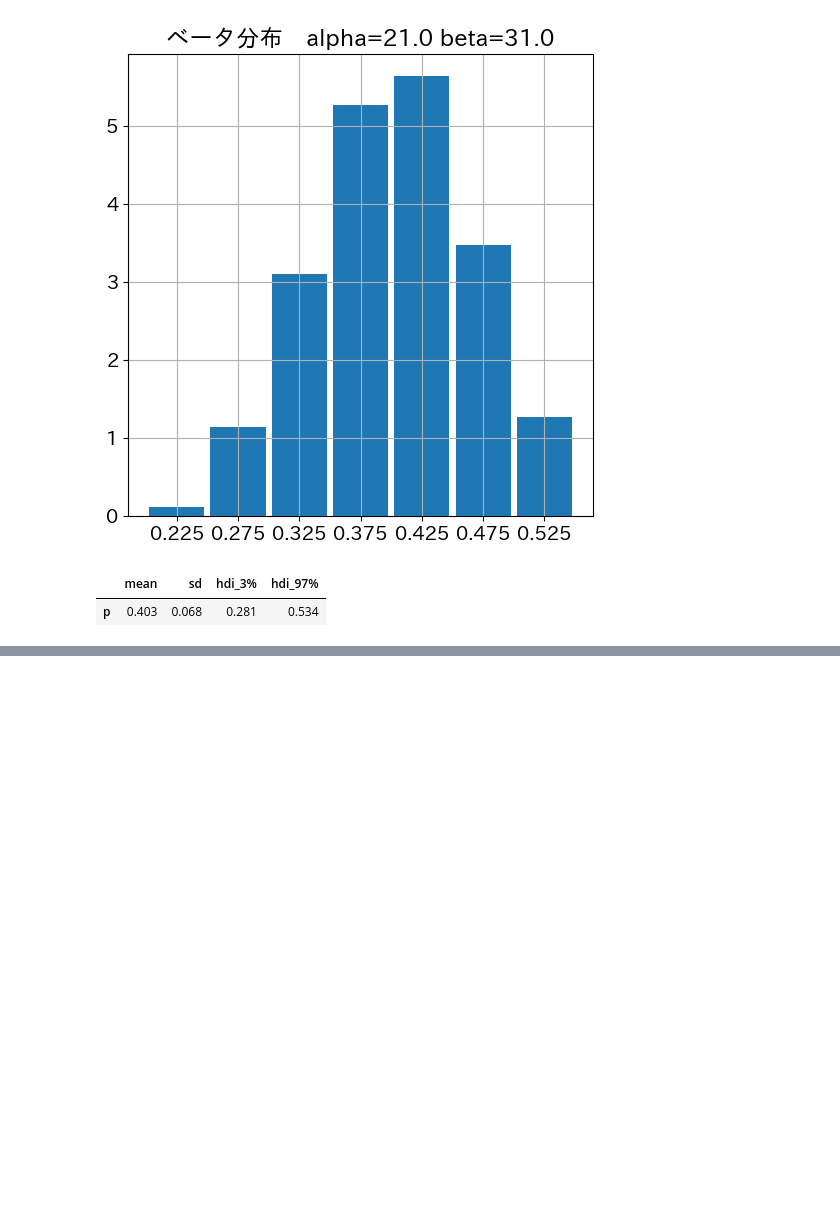
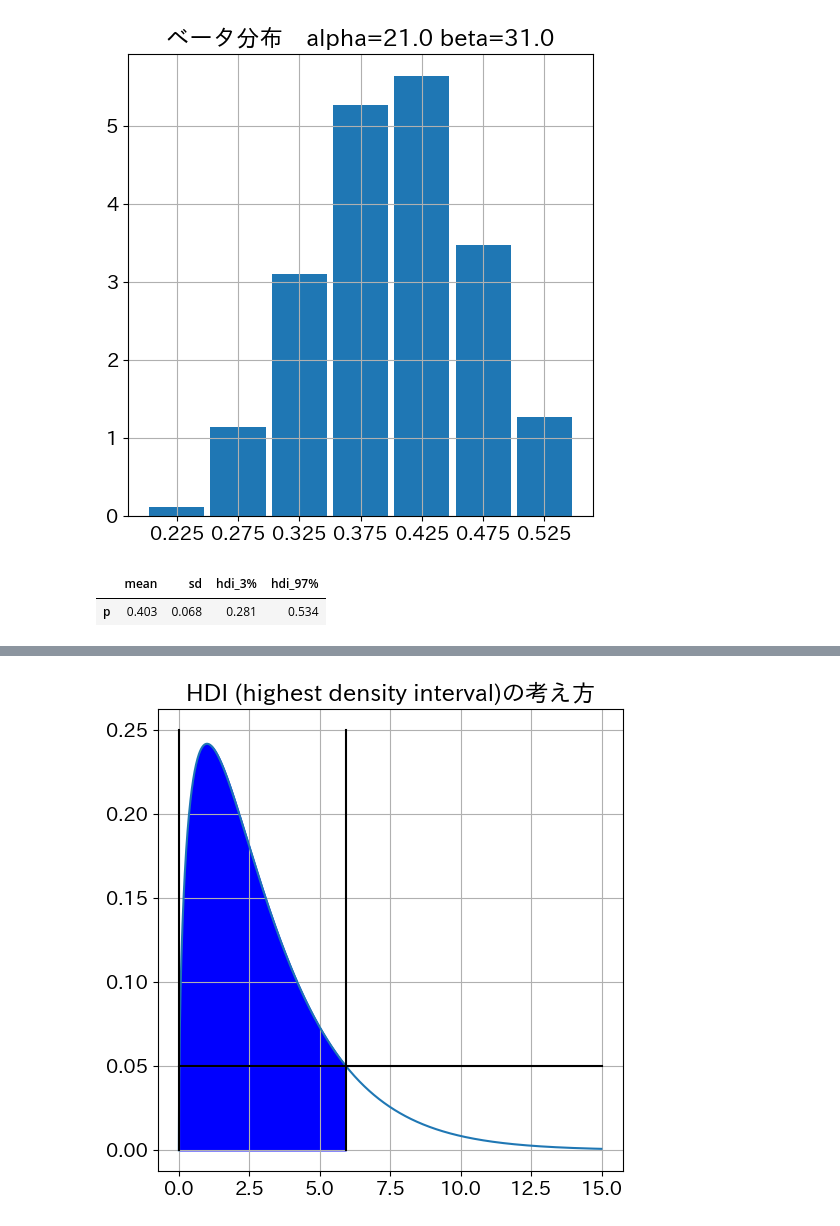
Before and after one commit to maton369/Bayesian_Inference_Practice, a Jupyter notebook: 2章_よく利用される確率分布.ipynb, the cells around one changed output, grey strips where cells are left out. Cells and saved outputs as stored; diff of their text form; code cells hidden in the pictures; blank space fills up the shorter version.

```diff
--- a/2章_よく利用される確率分布.ipynb
+++ b/2章_よく利用される確率分布.ipynb
@@ -2092,0 +2488,92 @@ display(summary9)
+# %%
+# ここでは、カイ2乗分布 ν=3 の確率密度関数 qui_square(x) を用いて
+# 「HDI (highest density interval：最高密度区間)」のイメージを可視化している。
+#
+# HDI はベイズ統計でよく使われる「事後分布の不確実性の表現」で、
+#   - ある確率質量（例：0.8 や 0.95）を含む区間のうち
+#   - その区間内ではどこも「密度が区間外より低くない」
+# という条件を満たす区間を指す。
+#
+# 直感的には、「もっとも尤もらしい値（密度が高い領域）から順に塗りつぶしていき、
+# 合計で所定の確率質量に達したところで切った区間」が HDI になる。
+#
+# このコードでは、その考え方を
+#   - 閾値 y = 0.05 を固定し、
+#   - f(x;3) > 0.05 となる領域 [x1, x2] を塗りつぶす
+# という形で表現している。
+
+# x 軸を 0〜15 の範囲で 0.01 刻みの格子点として定義。
+# カイ2乗分布 ν=3 の密度は x が大きくなると exp(-x/2) により急速に 0 に近づくため、
+# x=15 まであれば分布の「見た目上の裾」はほぼ含まれている。
+x = np.arange(0.0, 15, 0.01)
+
+# x1, x2 は「密度が 0.05 になる点」に近い値。
+# 前のセルで f(x;3) - 0.05 = 0 の解を fsolve で求めた結果から、
+#   x1 ≒ 0.02, x2 ≒ 5.93
+# となることが分かっているので、それをここで直接代入している。
+#
+# このとき、
+#   f(x1;3) ≒ f(x2;3) ≒ 0.05
+# であり、区間 (x1, x2) の内部では f(x;3) > 0.05、
+# その外側では f(x;3) < 0.05 となる。
+#
+# したがって (x1, x2) は「密度が 0.05 を下回らない領域」の境界として、
+# HDI 的な区間の一例として解釈できる。
+x1 = 0.02
+x2 = 5.93
+
+# カイ2乗分布 ν=3 の PDF を評価
+# qui_square(x) は
+#   f(x;3) = sqrt(x / (2π)) * exp(-x/2)
+# を実装しており、x > 0 で χ²(3) の形になっている（定数の扱いは前セル参照）。
+y = qui_square(x)
+
+# PDF 曲線を描画
+plt.plot(x, y)
+
+# HDI の「中身」に相当する部分を塗りつぶす。
+# np.logical_and(x > x1, x < x2) により、
+#   x1 < x < x2
+# を満たす点だけを True とするブール配列を作り、
+# その区間の 0〜y(x) の面積を青色で塗る。
+#
+# こうすることで、
+#   - 「密度が高い中心部分」が強調され
+#   - その領域がどのくらいの幅（x1 から x2）を持つか
+# が視覚的に分かる。
+plt.fill_between(x, 0.0, y, where=np.logical_and(x > x1, x < x2), color="b")
+
+# y = 0.05 の「水平線」を描画。
+# これは「この高さ以上の密度を持つ x の集合」を HDI とみなす、という発想を表現している。
+# 実際にはベイズの HDI は「密度が一定以上」という条件と「確率質量が所定値になる」という
+# 2 つの条件を同時に満たすように閾値を調整するが、
+# ここでは閾値 0.05 を固定して、その考え方を示している。
+plt.plot((0, 15.0), (0.05, 0.05), c="k")
+
+# 左側の境界 x = x1 に縦線を描画。
+# この点で f(x;3) ≒ 0.05 となり、ここより左では
+#   f(x;3) < 0.05
+# となる。
+# したがって、この線は「HDI（高密度領域）の左端」を表す。
+plt.plot((x1, x1), (0, 0.25), c="k")
+
+# 右側の境界 x = x2 にも同様に縦線を描画。
+# ここで f(x;3) ≒ 0.05 となり、ここより右では
+#   f(x;3) < 0.05
+# となるため、「HDI の右端」を表す。
+plt.plot((x2, x2), (0, 0.25), c="k")
+
+# タイトル設定
+# “HDI (highest density interval) の考え方” というタイトルの通り、
+# この図は
+#
+#   - 密度がある閾値（ここでは 0.05）以上の領域を「もっとも尤もらしい値の集合」とみなす
+#   - その内側 (x1, x2) が高密度区間に対応する
+#
+# というベイズ的な区間推定の考え方を、カイ2乗分布を例に視覚的に説明している。
+#
+# 信頼区間（CI）が「確率質量の一定割合を含む区間」であるのに対し、
+# HDI は「密度が高い順に埋めていった結果として得られる区間」である、
+# という概念的な違いを示す教材としても利用できる。
+plt.title("HDI (highest density interval)の考え方")
+# %% [output]
@@ -2092,0 +2581 @@ display(summary9)
+[figure, added]
```
Also changed, not shown: parts of 6 cells of this notebook.
